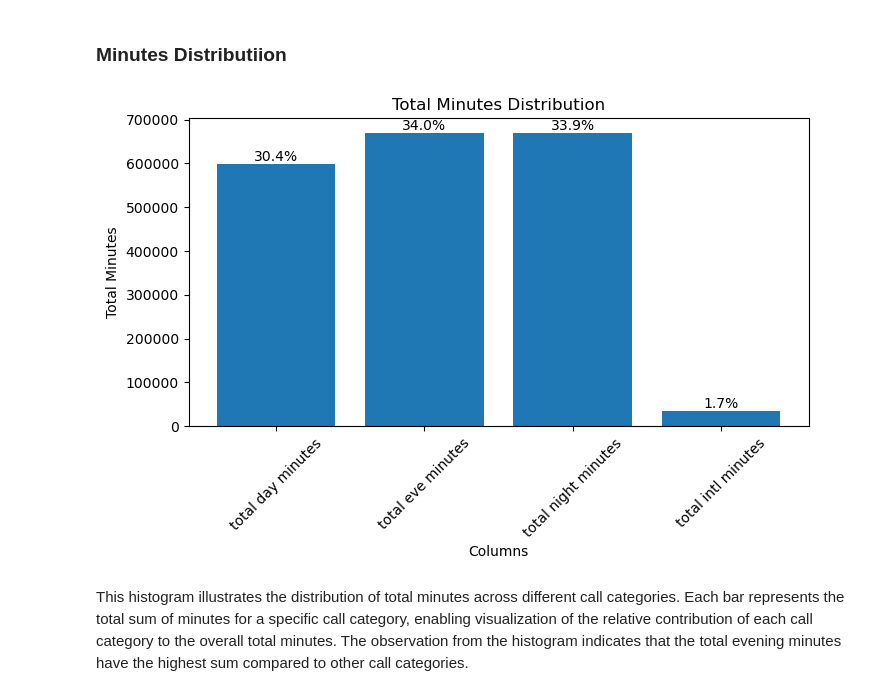
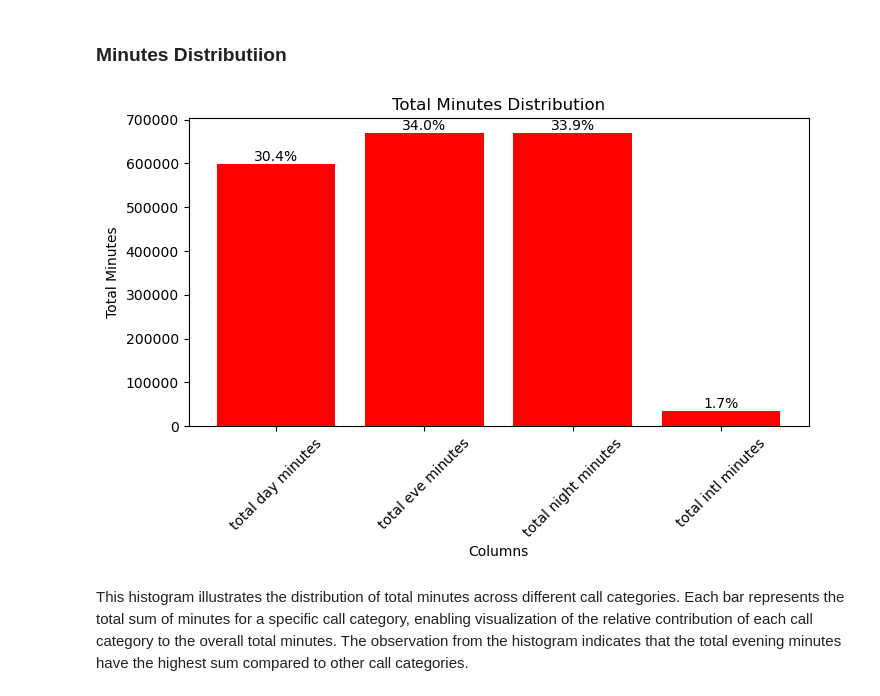
Before and after one commit to kiptochmike/Customer-Churn, a Jupyter notebook: customer_churn.ipynb, the cells around one changed output. Drawn from its saved outputs; the diff is of its cells as text; code cells hidden in the pictures.

```diff
--- a/customer_churn.ipynb
+++ b/customer_churn.ipynb
@@ -270,25 +278,28 @@ voice mail plan
 # %%
 # Define the column names
 col_sum = ['total day minutes', 'total eve minutes', 'total night minutes', 'total intl minutes']
 
 # Calculate the sum for each column
 sums = df[col_sum].sum()
 
 plt.figure(figsize=(8, 4))
-bars = plt.bar(sums.index, sums)
+
+# Plot the histogram bars
+bars = plt.bar(sums.index, sums, color='red')
+
 plt.xlabel('Columns')
 plt.ylabel('Total Minutes')
 plt.title('Total Minutes Distribution')
 
-#  percentage labels
+# Add percentage labels
 for bar in bars:
     height = bar.get_height()
     plt.text(bar.get_x() + bar.get_width()/2., height + 10, f"{height/sum(sums)*100:.1f}%", ha='center', va='bottom')
 
 plt.xticks(rotation=45)
 plt.show()
 # %% [output]
-[figure, old version]
+[figure, new version]
 # %% [markdown]
 This histogram illustrates the distribution of total minutes across different call categories. Each bar represents the total sum of minutes for a specific call category, enabling visualization of the relative contribution of each call category to the overall total minutes. The observation from the histogram indicates that the total evening minutes have the highest sum compared to other call categories.
 # %% [markdown]
```
Also changed, not shown: parts of 20 cells of this notebook, 3 other files.
